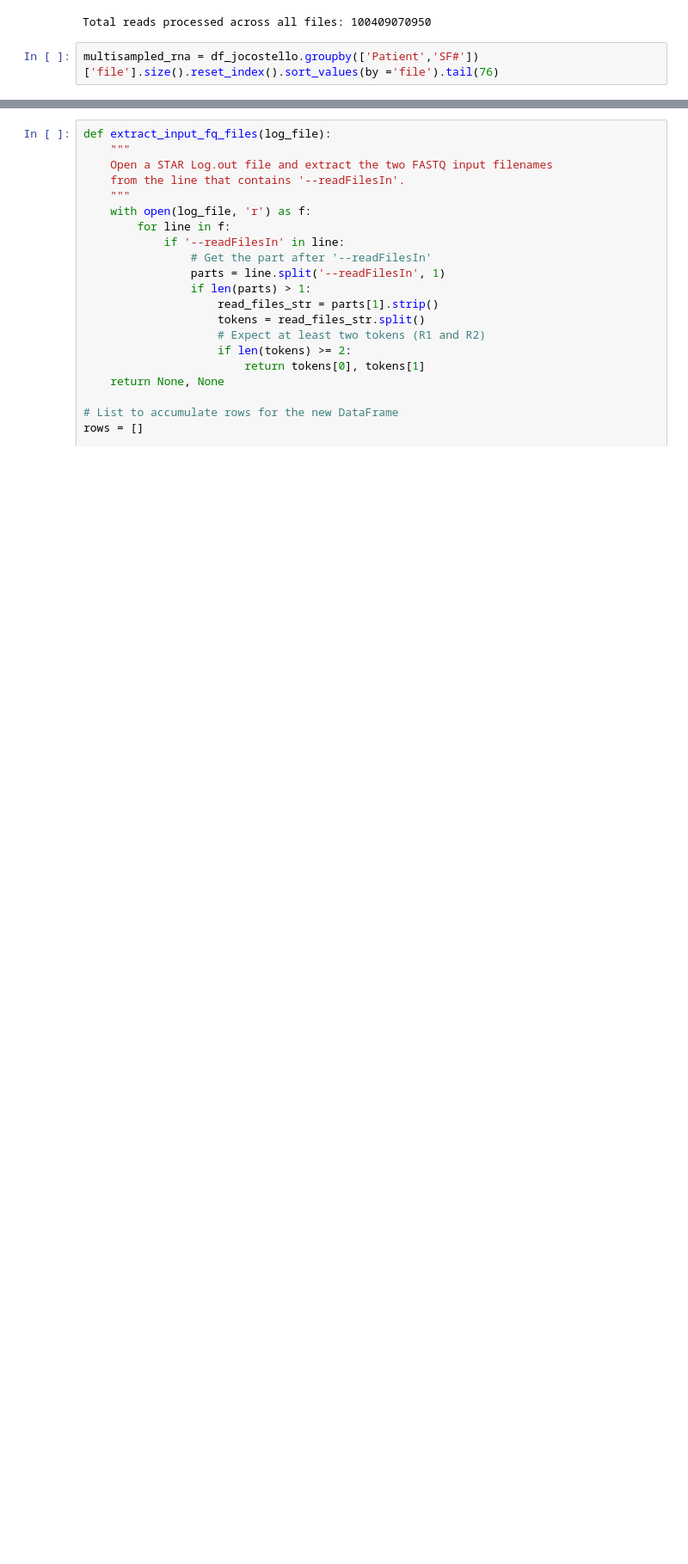
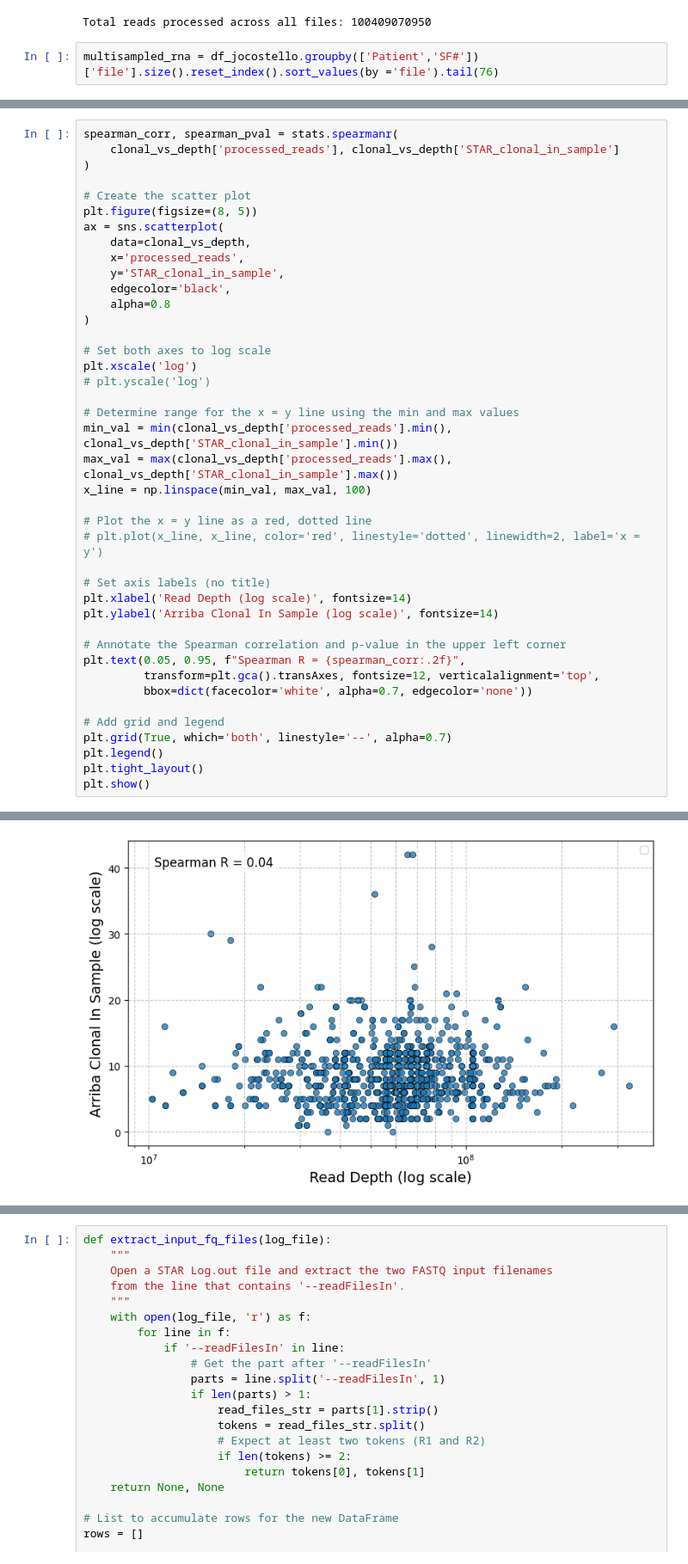
Before and after one commit to sermare/fusioncharacterization_gliomas, a Jupyter notebook: fcg/jupyter_notebooks/rerun_samples.ipynb, the cells around one changed output, grey strips where cells are left out. Shown at 86% size. Saved outputs shown, nothing was run; the diff lists cells and outputs as text; blank space fills up the shorter version.

```diff
--- a/fcg/jupyter_notebooks/rerun_samples.ipynb
+++ b/fcg/jupyter_notebooks/rerun_samples.ipynb
@@ -119,0 +179,42 @@ df_jocostello[df_jocostello['Patient'].isin(['P413','P302','P452','P375','P340',
+# %%
+spearman_corr, spearman_pval = stats.spearmanr(
+    clonal_vs_depth['processed_reads'], clonal_vs_depth['STAR_clonal_in_sample']
+)
+
+# Create the scatter plot
+plt.figure(figsize=(8, 5))
+ax = sns.scatterplot(
+    data=clonal_vs_depth,
+    x='processed_reads',
+    y='STAR_clonal_in_sample',
+    edgecolor='black',
+    alpha=0.8
+)
+
+# Set both axes to log scale
+plt.xscale('log')
+# plt.yscale('log')
+
+# Determine range for the x = y line using the min and max values
+min_val = min(clonal_vs_depth['processed_reads'].min(), clonal_vs_depth['STAR_clonal_in_sample'].min())
+max_val = max(clonal_vs_depth['processed_reads'].max(), clonal_vs_depth['STAR_clonal_in_sample'].max())
+x_line = np.linspace(min_val, max_val, 100)
+
+# Plot the x = y line as a red, dotted line
+# plt.plot(x_line, x_line, color='red', linestyle='dotted', linewidth=2, label='x = y')
+
+# Set axis labels (no title)
+plt.xlabel('Read Depth (log scale)', fontsize=14)
+plt.ylabel('Arriba Clonal In Sample (log scale)', fontsize=14)
+
+# Annotate the Spearman correlation and p-value in the upper left corner
+plt.text(0.05, 0.95, f"Spearman R = {spearman_corr:.2f}",
+         transform=plt.gca().transAxes, fontsize=12, verticalalignment='top',
+         bbox=dict(facecolor='white', alpha=0.7, edgecolor='none'))
+
+# Add grid and legend
+plt.grid(True, which='both', linestyle='--', alpha=0.7)
+plt.legend()
+plt.tight_layout()
+plt.show()
+# %% [output]
@@ -119,0 +222 @@ df_jocostello[df_jocostello['Patient'].isin(['P413','P302','P452','P375','P340',
+[figure, added]
```
Also changed, not shown: parts of 9 cells of this notebook, 3 other files.
